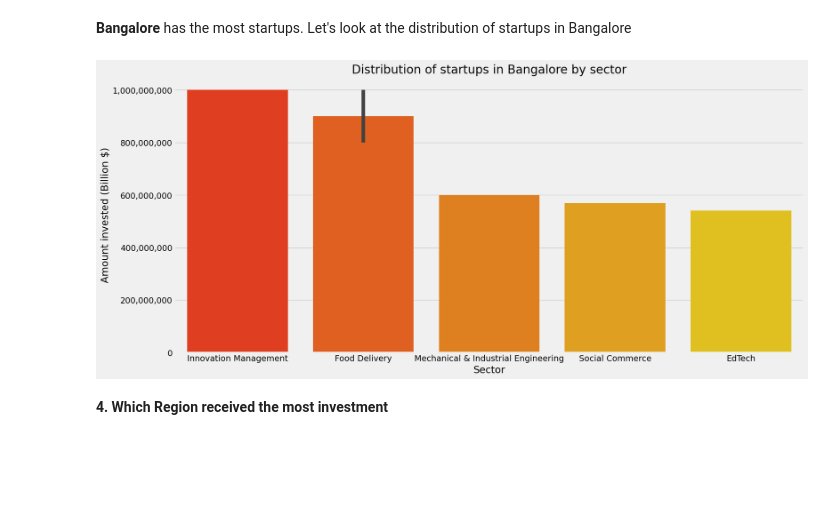
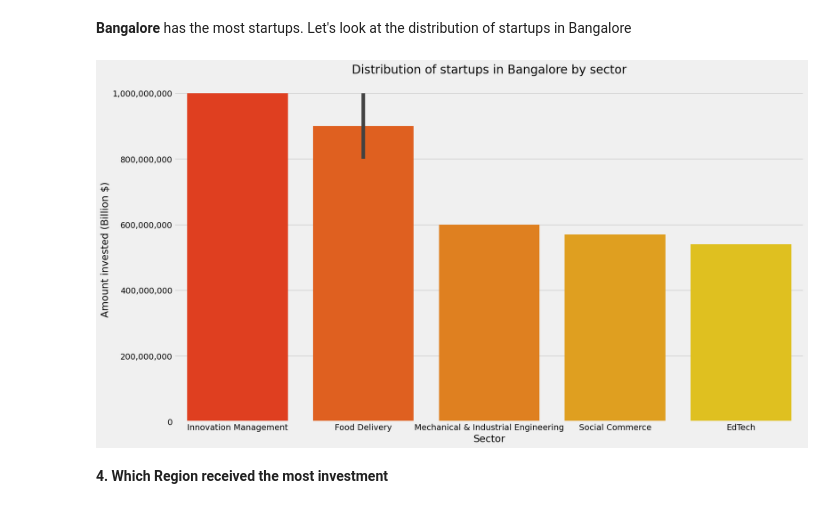
Before and after one commit to Azie88/Beginner-Data-Analysis, a Jupyter notebook: Project_notebook.ipynb, the cells around one changed output. Cells and saved outputs as stored; diff of their text form; code cells hidden in the pictures; blank space fills up the shorter version.

```diff
--- a/Project_notebook.ipynb
+++ b/Project_notebook.ipynb
@@ -1949,23 +1976,23 @@ Name: count, dtype: int64
 # %%
 plot_3 = final_data_region_most_startups[final_data_region_most_startups['HeadQuarter'] =='Bangalore']
 
-plt.figure(figsize=(17,8))
+plt.figure(figsize=(17,10))
 plt.title('Distribution of startups in Bangalore by sector')
 plt.style.use('fivethirtyeight')
 sns.barplot(x='Sector',y='Amount($)',data=plot_3.sort_values(by='Amount($)',ascending=False).iloc[:6], palette='autumn')
 
 plt.ylabel('Amount invested (Billion $)')
 plt.xlabel('Sector')
 
 def commas(x, pos):
     return f'{x:,.0f}'  # format with commas to improve readability
 
 # Set the custom formatter for the y-axis
 plt.gca().yaxis.set_major_formatter(ticker.FuncFormatter(commas))
 
 plt.show()
 # %% [output]
-[figure, old version]
+[figure, new version]
 # %% [markdown]
 **4. Which Region received the most investment**
 # %%
```
Also changed, not shown: parts of 11 cells of this notebook.
